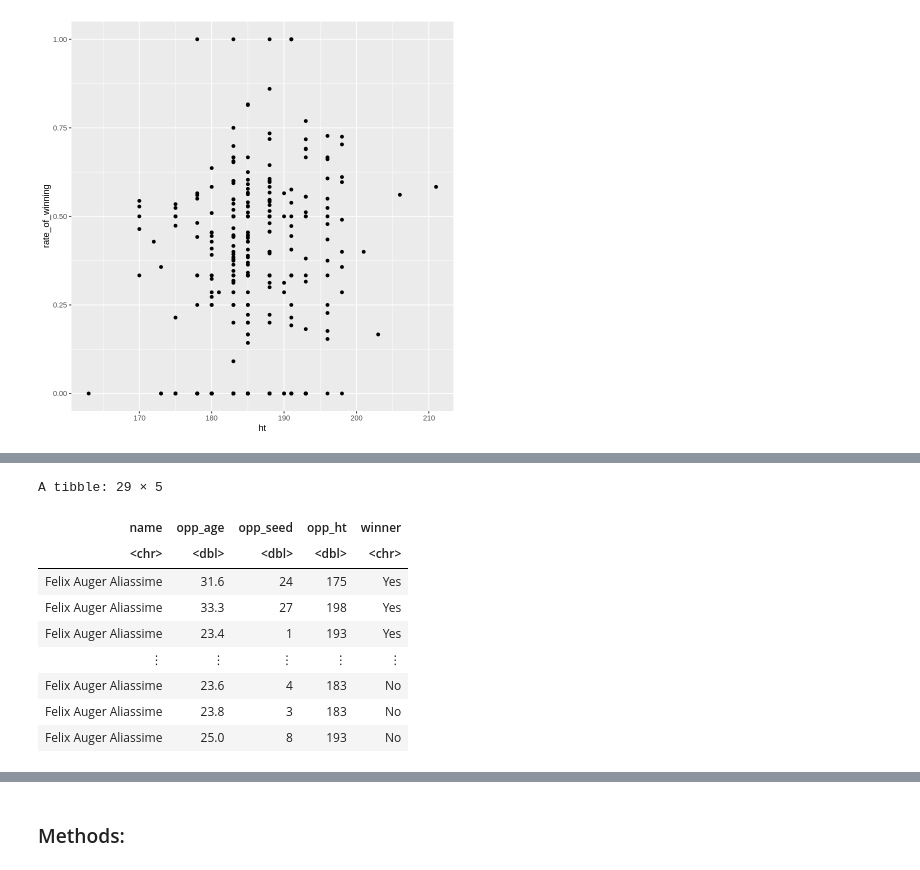
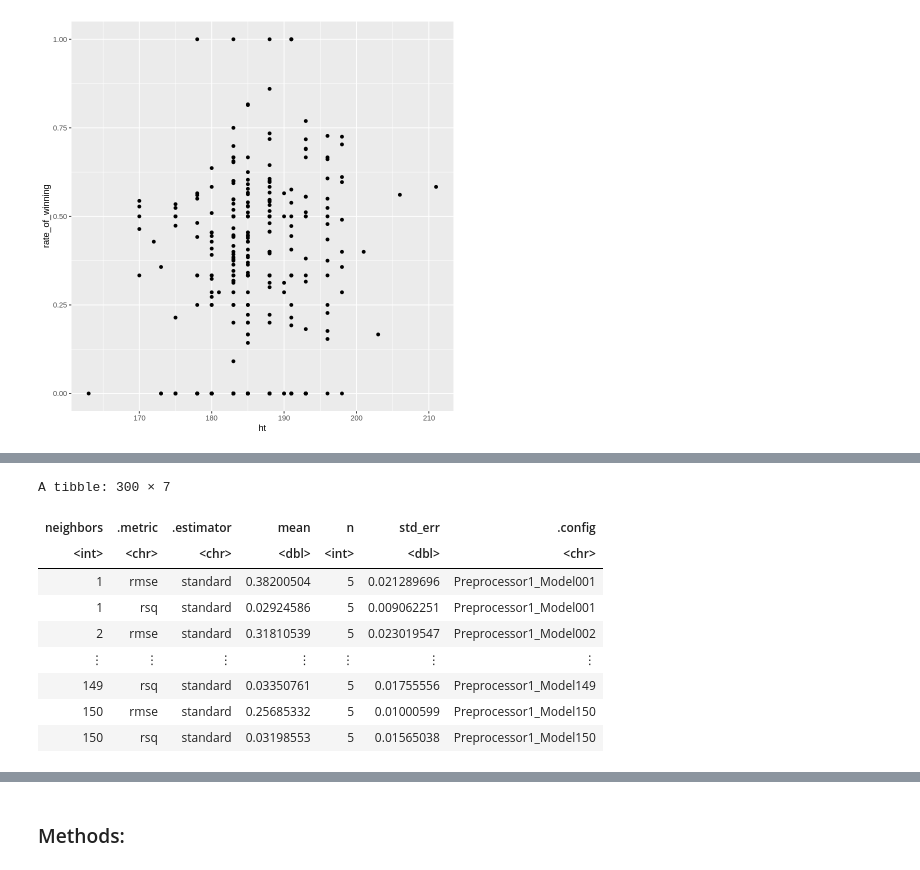
Before and after one commit to BoBomanUltra/Project_Group_39, a Jupyter notebook: Project_Proposal.ipynb, the cells around one changed output, grey strips where cells are left out. Drawn from its saved outputs; the diff is of its cells as text; code cells hidden in the pictures.

Commit message:
Finished the coding for Regression

```diff
--- a/Project_Proposal.ipynb
+++ b/Project_Proposal.ipynb
@@ -148,16 +154,8 @@ A grouped_df: 299 × 4
 # %%
-# Here, we show how we got Felix Auger Aliassime by picking a person who plays the most matches in the year
-# Therefore, some Data Wrangling is needed before converting to tidy_data
-player_with_most_played_matches_2022 <- tennis_data |>
-    select(winner_name, loser_name) |>
-    pivot_longer(winner_name:loser_name, names_to = "Winner or Loser", values_to = "name") |>
-    select(name) |>
-    group_by(name) |>
-    summarize(number_of_matches_played = n()) |>
-    arrange(-number_of_matches_played) |>
-    slice(1)
-
-player_with_most_played_matches_2022
-
-#Felix Auger Aliassime has the most matches played in 2022 with a record of 87.
+set.seed(1234)
+player_stats_split <- initial_split(player_stats, prop = 0.7, strata = rate_of_winning)
+player_stats_training <- training(player_stats_split)
+player_stats_testing <- testing(player_stats_split)
+player_stats_training
+player_stats_testing
 # %% [output]
@@ -168,40 +186,33 @@ A tibble: 1 × 2
 # %%
-#Tidy the data for this player, win or lose:
-#Finding only the matches where Felix Auger Aliassime won
-win_pov_tennis_data <- tennis_data |>
-    filter(winner_name == "Felix Auger Aliassime") |>
-    select(winner_name, loser_age, loser_seed, loser_ht) |>
-    mutate(winner = "Yes") |>
-    rename(name = winner_name, opp_age = loser_age, opp_seed = loser_seed, opp_ht = loser_ht)
+set.seed(1234)
+player_stats_spec <- nearest_neighbor(weight_func = "rectangular", neighbors = tune()) |>
+    set_engine("kknn") |>
+    set_mode("regression")
 
-#Finding only the matches where Felix Auger Aliassime lost
-loser_pov_tennis_data <- tennis_data |>
-    filter(loser_name == "Felix Auger Aliassime") |>
-    select(loser_name, winner_age, winner_seed, winner_ht) |>
-    mutate(winner = "No") |>
-    rename(name = loser_name, opp_age = winner_age, opp_seed = winner_seed, opp_ht = winner_ht)
+player_stats_recipe <- recipe(rate_of_winning ~ ht + mean_age, data = player_stats_training) |>
+    step_scale(all_predictors()) |>
+    step_center(all_predictors())
 
-#Now we combine both winning and losing data, to get data on all matches that Felix Auger Aliassime played in 2022
-somewhat_tidy_tennis_data_2022 <- rbind(win_pov_tennis_data, loser_pov_tennis_data)
-#Note, that in the final project, we might want more data values, so we might look at other years surrounding 2022 for
-#Felix Auger Aliassime
+player_stats_vfold <- vfold_cv(player_stats_training, v = 5, strata = rate_of_winning)
 
-#Filter out the Missing Values, as we can't do anything with them for classification.
-#These missing values only occur in the opponent_seeding for some reason
-tidy_tennis_data_2022 <- somewhat_tidy_tennis_data_2022 |>
-    filter(!is.na(opp_seed))
+gridvals <- tibble(neighbors = seq(1, 150))
 
-#Now, we have tidy data
-tidy_tennis_data_2022
+player_stats_results <- workflow() |>
+    add_recipe(player_stats_recipe) |>
+    add_model(player_stats_spec) |>
+    tune_grid(resamples = player_stats_vfold, grid = gridvals) |> # if you use grid = 200, it will test for neighbours from 1:200 (same as gridvals in this case)
+    collect_metrics()
+
+player_stats_results
 # %% [output]
-A tibble: 29 × 5
+A tibble: 300 × 7
-| name | opp_age | opp_seed | opp_ht | winner |
-| <chr> | <dbl> | <dbl> | <dbl> | <chr> |
-| Felix Auger Aliassime | 31.6 | 24 | 175 | Yes |
-| Felix Auger Aliassime | 33.3 | 27 | 198 | Yes |
-| Felix Auger Aliassime | 23.4 | 1 | 193 | Yes |
-| ⋮ | ⋮ | ⋮ | ⋮ | ⋮ |
-| Felix Auger Aliassime | 23.6 | 4 | 183 | No |
-| Felix Auger Aliassime | 23.8 | 3 | 183 | No |
-| Felix Auger Aliassime | 25.0 | 8 | 193 | No |
+| neighbors | .metric | .estimator | mean | n | std_err | .config |
+| <int> | <chr> | <chr> | <dbl> | <int> | <dbl> | <chr> |
+| 1 | rmse | standard | 0.38200504 | 5 | 0.021289696 | Preprocessor1_Model001 |
+| 1 | rsq | standard | 0.02924586 | 5 | 0.009062251 | Preprocessor1_Model001 |
+| 2 | rmse | standard | 0.31810539 | 5 | 0.023019547 | Preprocessor1_Model002 |
+| ⋮ | ⋮ | ⋮ | ⋮ | ⋮ | ⋮ | ⋮ |
+| 149 | rsq | standard | 0.03350761 | 5 | 0.01755556 | Preprocessor1_Model149 |
+| 150 | rmse | standard | 0.25685332 | 5 | 0.01000599 | Preprocessor1_Model150 |
+| 150 | rsq | standard | 0.03198553 | 5 | 0.01565038 | Preprocessor1_Model150 |
 # %% [markdown]
```
Also changed, not shown: parts of 20 cells of this notebook, 1 other file.
